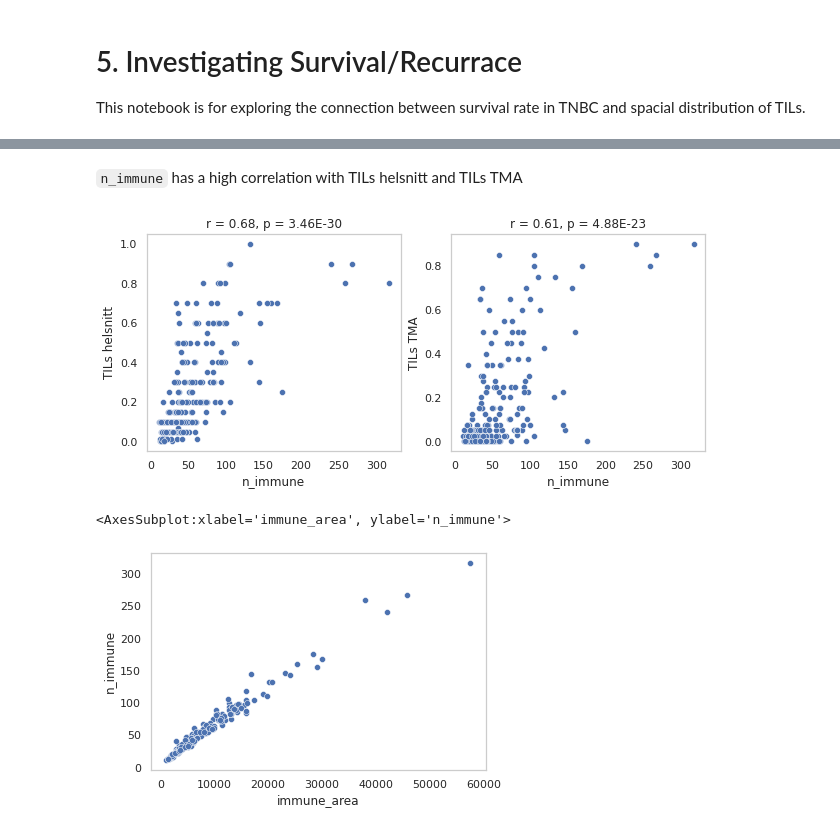
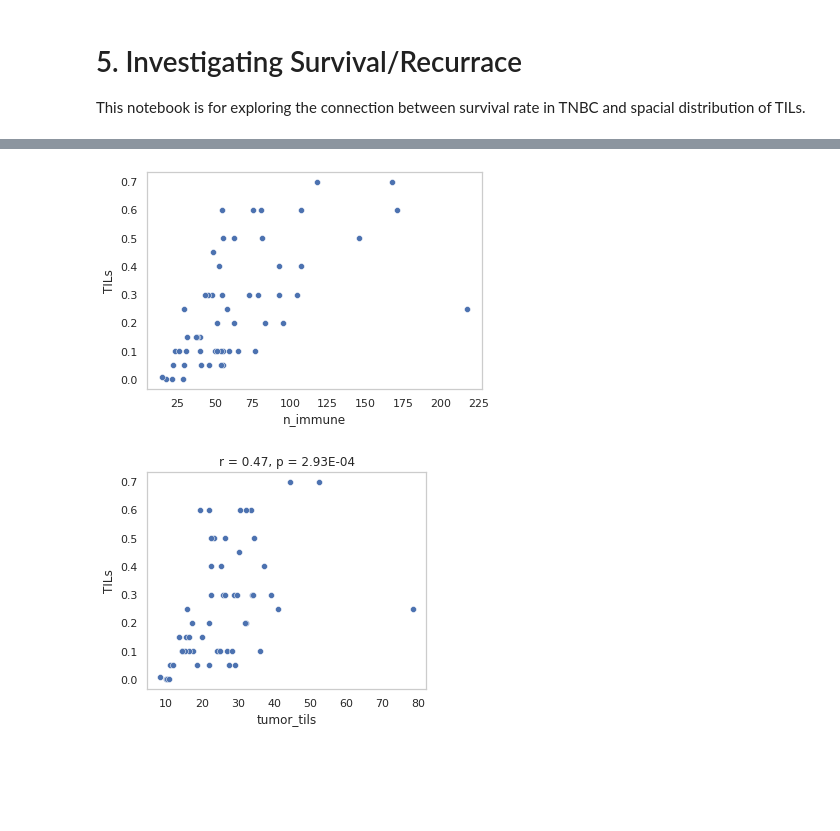
Before and after one commit to karvla/histosnet, a Jupyter notebook: notebooks/5. Investigating Survival.ipynb, the cells around one changed output, grey strips where cells are left out. Cells and saved outputs as stored; diff of their text form; code cells hidden in the pictures; blank space fills up the shorter version.

```diff
--- a/notebooks/5. Investigating Survival.ipynb
+++ b/notebooks/5. Investigating Survival.ipynb
@@ -213,19 +204,14 @@ We compare the features estimated by the cell detector and features estimated by
 # %%
-def plot_compare(ylabels, xlabels, df=df_all, **kwargs):
+def plot_compare(ylabels, xlabels, df, **kwargs):
     plt.figure(figsize=(5*len(ylabels),4))
     features = [[x, y] for x in xlabels for y in ylabels]
     for n, feat in enumerate(features, 1):
         plt.subplot(1,len(ylabels),n)
         sns.scatterplot(data=df, x=feat[0], y=feat[1], **kwargs)
         corrfunc(df[feat])
-# %% [markdown]
-`n_immune` has a high correlation with TILs helsnitt and TILs TMA
-# %%
-plot_compare(["TILs helsnitt", "TILs TMA"], ["n_immune"], df_all)
-# %% [output]
-[figure, removed]
 # %%
-sns.scatterplot(data=df_all, x="immune_area", y="n_immune")
+sns.scatterplot(data=df_all, x="n_immune", y="TILs")
+plot_compare(["TILs"], ["tumor_tils"], df_all)
 # %% [output]
-<AxesSubplot:xlabel='immune_area', ylabel='n_immune'>
-[figure, old version]
+[figure, new version]
+[figure, added]
```
Also changed, not shown: parts of 24 cells of this notebook.
